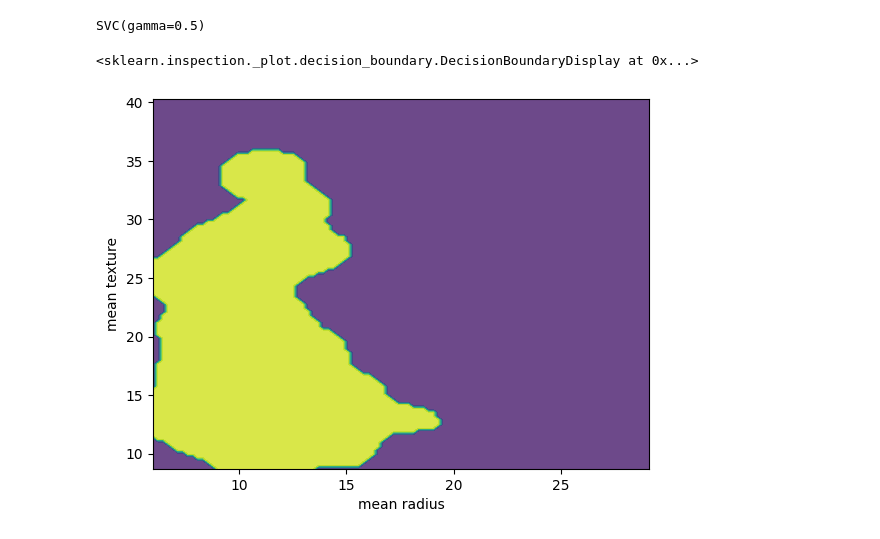
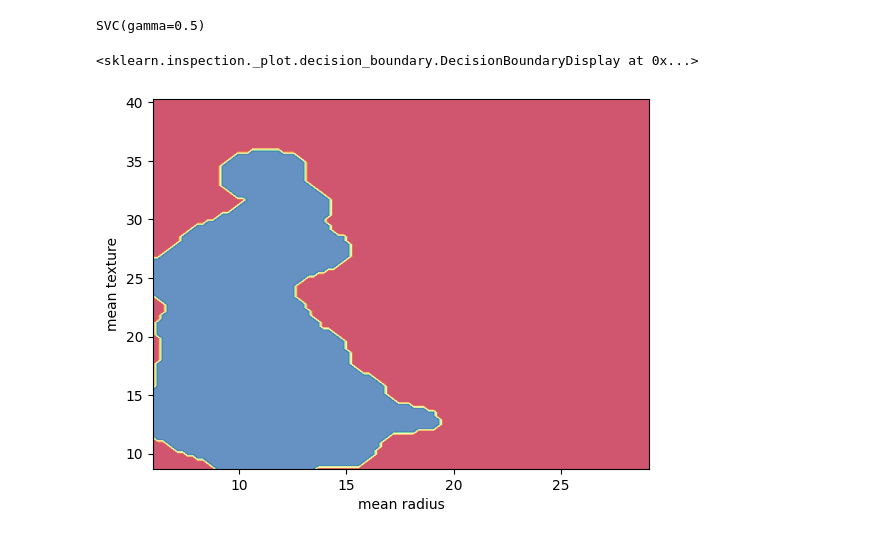
Before and after one commit to Geethan-K/ML-Breast-Cancer-Detection, a Jupyter notebook: SVM_breast_cancer_detection.ipynb, the cells around one changed output. Drawn from its saved outputs; the diff is of its cells as text; code cells hidden in the pictures.

Commit message:
cancer detection malignant vs benign using svm

```diff
--- a/SVM_breast_cancer_detection.ipynb
+++ b/SVM_breast_cancer_detection.ipynb
@@ -14,14 +16,14 @@ svm.fit(x,y)
 SVC(gamma=0.5)
 # %%
 DecisionBoundaryDisplay.from_estimator(
-    svm,
-    x,
-    response_method = "predict",
-    Cmap = plt.cm.Spectral ,
+    svm ,
+    x ,
+    response_method = "predict" ,
+    cmap = plt.cm.Spectral ,
     alpha = 0.8 ,
-    xlabel = cancer.feature_names[0],
+    xlabel = cancer.feature_names[0] ,
     ylabel = cancer.feature_names[1]
 )
 # %% [output]
 <sklearn.inspection._plot.decision_boundary.DecisionBoundaryDisplay at 0x...>
-[figure, old version]
+[figure, new version]
```
Also changed, not shown: parts of 5 cells of this notebook.
